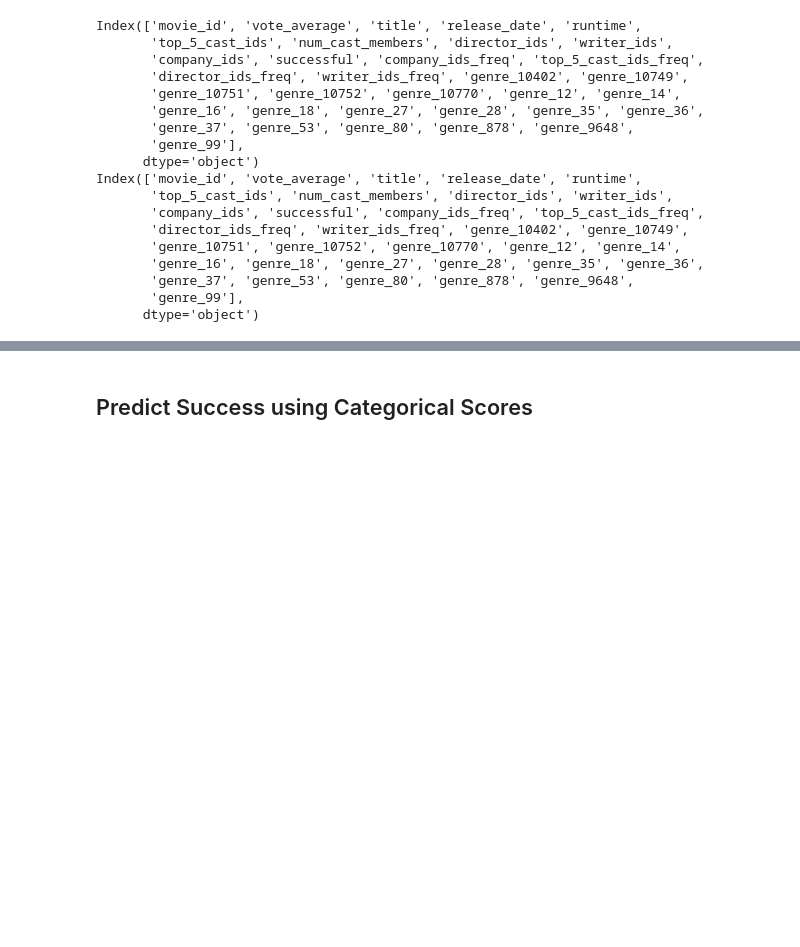
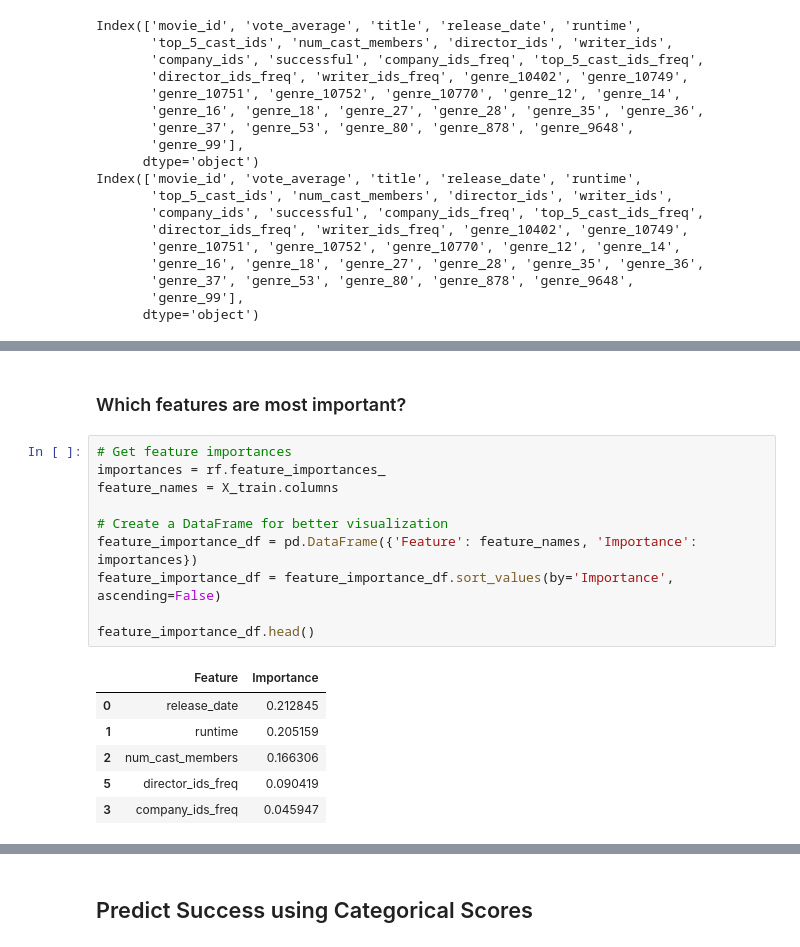
Before and after one commit to jonnycomes/movie-data, a Jupyter notebook: notebooks/06_Predict_movie_success.ipynb, the cells around one changed output, grey strips where cells are left out. Cells and saved outputs as stored; diff of their text form; blank space fills up the shorter version.

```diff
--- a/notebooks/06_Predict_movie_success.ipynb
+++ b/notebooks/06_Predict_movie_success.ipynb
@@ -164,0 +166,19 @@ Testing score: 0.8227437511925205
+# %% [markdown]
+### Which features are most important?
+# %%
+# Get feature importances
+importances = rf.feature_importances_
+feature_names = X_train.columns
+
+# Create a DataFrame for better visualization
+feature_importance_df = pd.DataFrame({'Feature': feature_names, 'Importance': importances})
+feature_importance_df = feature_importance_df.sort_values(by='Importance', ascending=False)
+
+feature_importance_df.head()
+# %% [output]
+|  | Feature | Importance |
+| 0 | release_date | 0.212845 |
+| 1 | runtime | 0.205159 |
+| 2 | num_cast_members | 0.166306 |
+| 5 | director_ids_freq | 0.090419 |
+| 3 | company_ids_freq | 0.045947 |
```
Also changed, not shown: parts of 8 cells of this notebook.
